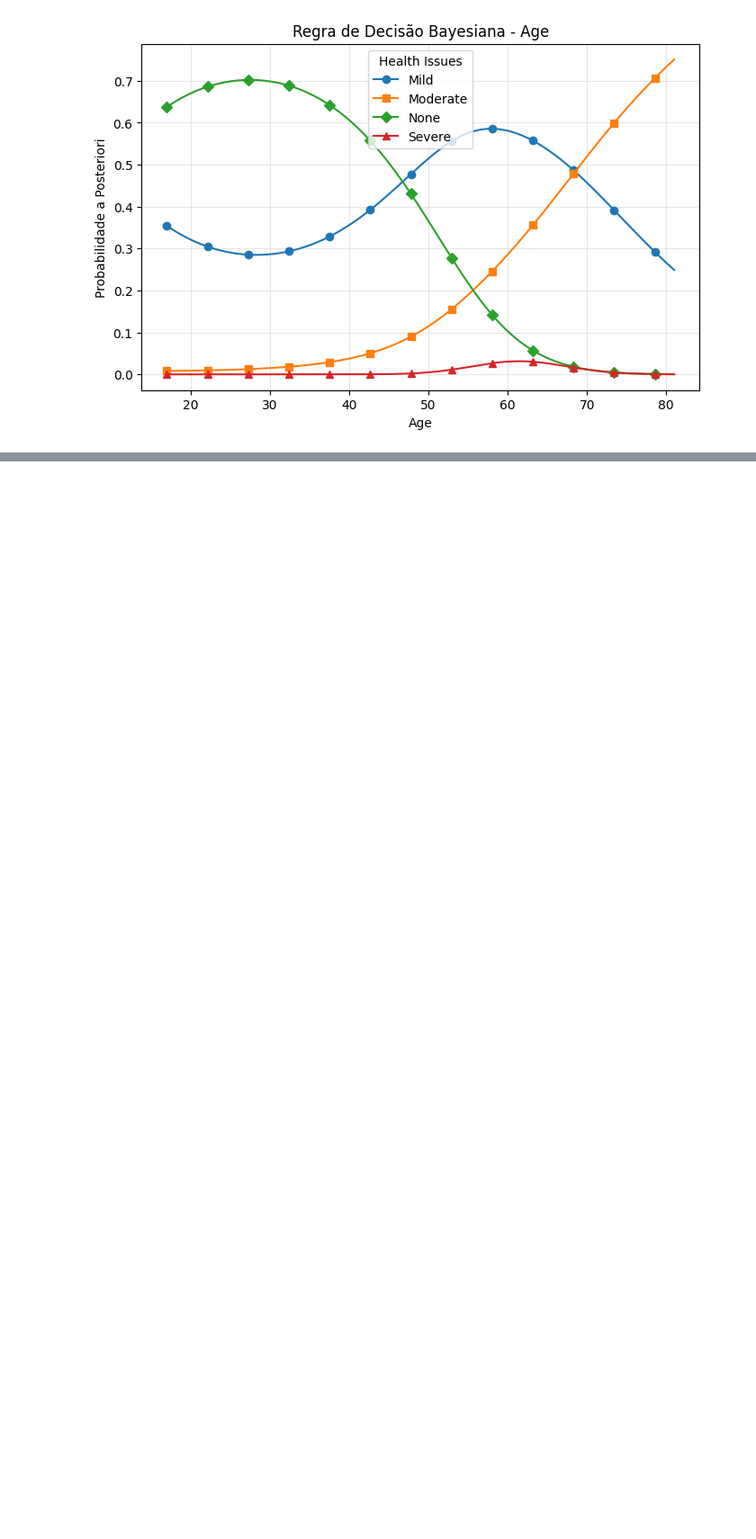
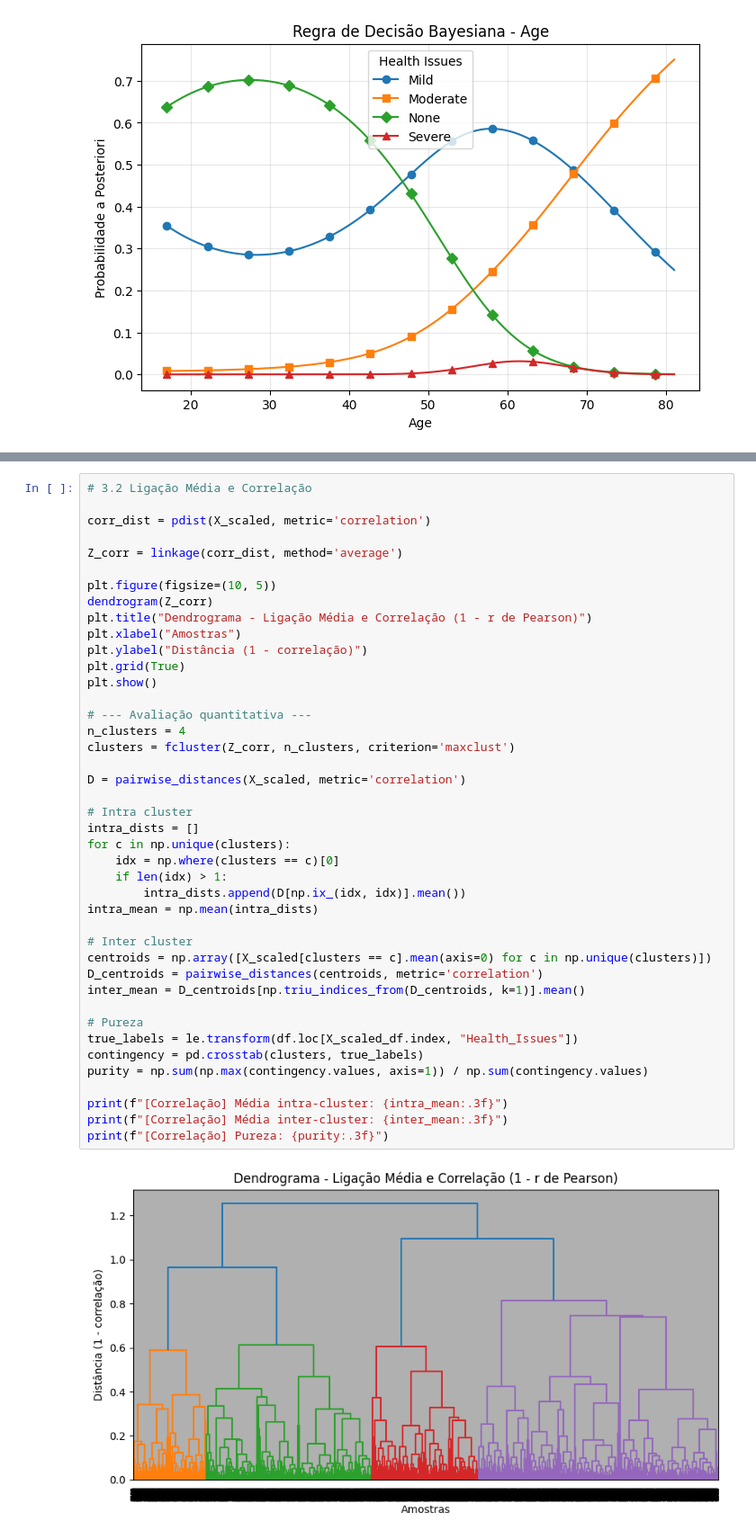
Before and after one commit to LCostaF/ReconhecimentoPadroes, a Jupyter notebook: code/atividade.ipynb, the cells around one changed output, grey strips where cells are left out. Shown at 90% size. Drawn from its saved outputs; the diff is of its cells as text; blank space fills up the shorter version.

```diff
--- a/code/atividade.ipynb
+++ b/code/atividade.ipynb
@@ -340,0 +546,44 @@ for feature in features:
+# %%
+# 3.2 Ligação Média e Correlação
+
+corr_dist = pdist(X_scaled, metric='correlation')
+
+Z_corr = linkage(corr_dist, method='average')
+
+plt.figure(figsize=(10, 5))
+dendrogram(Z_corr)
+plt.title("Dendrograma - Ligação Média e Correlação (1 - r de Pearson)")
+plt.xlabel("Amostras")
+plt.ylabel("Distância (1 - correlação)")
+plt.grid(True)
+plt.show()
+
+# --- Avaliação quantitativa ---
+n_clusters = 4
+clusters = fcluster(Z_corr, n_clusters, criterion='maxclust')
+
+D = pairwise_distances(X_scaled, metric='correlation')
+
+# Intra cluster
+intra_dists = []
+for c in np.unique(clusters):
+    idx = np.where(clusters == c)[0]
+    if len(idx) > 1:
+        intra_dists.append(D[np.ix_(idx, idx)].mean())
+intra_mean = np.mean(intra_dists)
+
+# Inter cluster
+centroids = np.array([X_scaled[clusters == c].mean(axis=0) for c in np.unique(clusters)])
+D_centroids = pairwise_distances(centroids, metric='correlation')
+inter_mean = D_centroids[np.triu_indices_from(D_centroids, k=1)].mean()
+
+# Pureza
+true_labels = le.transform(df.loc[X_scaled_df.index, "Health_Issues"])
+contingency = pd.crosstab(clusters, true_labels)
+purity = np.sum(np.max(contingency.values, axis=1)) / np.sum(contingency.values)
+
+print(f"[Correlação] Média intra-cluster: {intra_mean:.3f}")
+print(f"[Correlação] Média inter-cluster: {inter_mean:.3f}")
+print(f"[Correlação] Pureza: {purity:.3f}")
+# %% [output]
+[figure, added]
```
Also changed, not shown: parts of 27 cells of this notebook.
